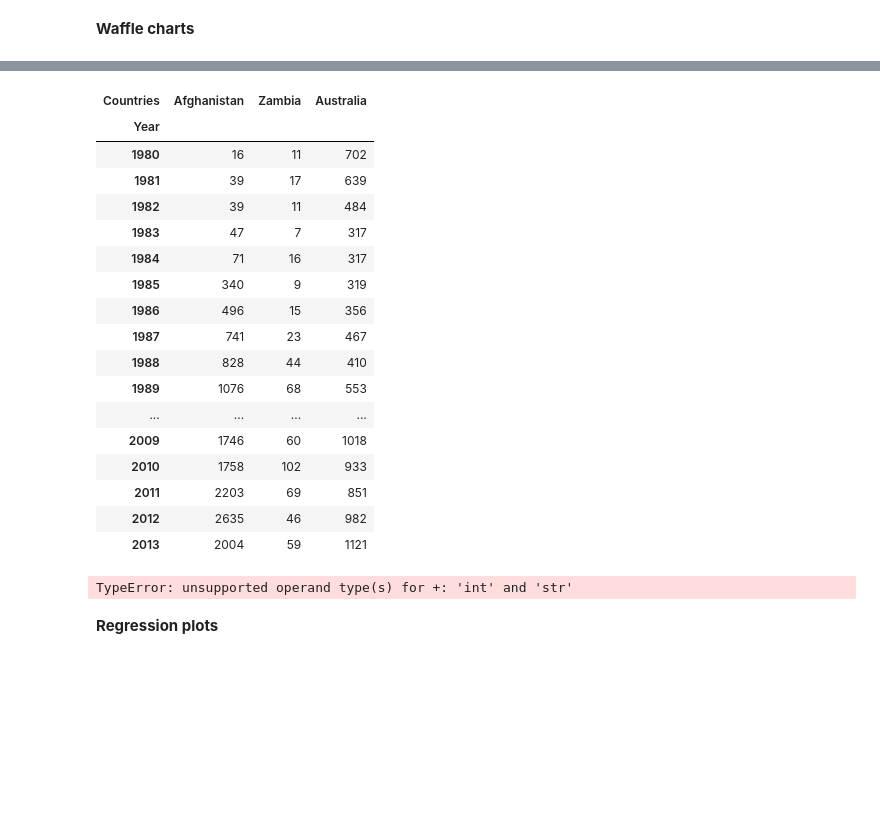
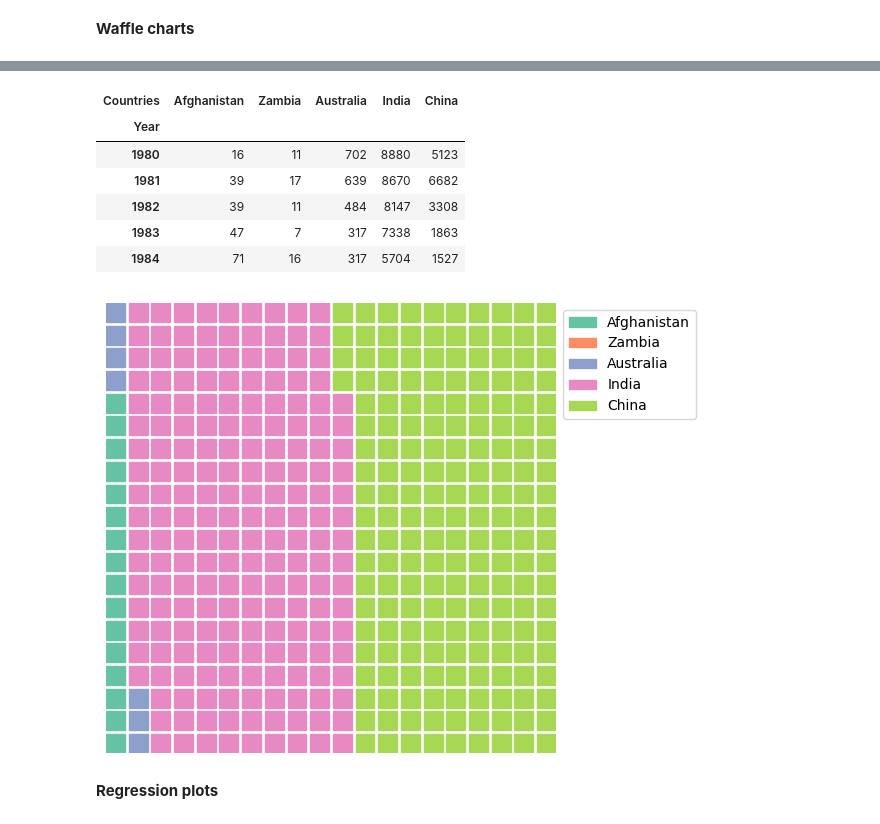
Before and after one commit to Parishri07/Data-Science-and-Machine-Learning, a Jupyter notebook: Matplotlib.ipynb, the cells around one changed output, grey strips where cells are left out. Cells and saved outputs as stored; diff of their text form; code cells hidden in the pictures; blank space fills up the shorter version.

```diff
--- a/Matplotlib.ipynb
+++ b/Matplotlib.ipynb
@@ -307,7 +307,3 @@ Requirement already satisfied: python-dateutil>=2.7 in /usr/local/lib/python3.10
 Requirement already satisfied: six>=1.5 in /usr/local/lib/python3.10/dist-packages (from python-dateutil>=2.7->matplotlib->pywaffle) (1.16.0)
 Installing collected packages: fontawesomefree, pywaffle
 Successfully installed fontawesomefree-6.5.1 pywaffle-1.1.1
-# %%
-years = list(map(int, range(1980, 2014)))
-df_canada = df_canada[years].transpose()
-df_canada.head()
@@ -340,0 +329,4 @@ from pywaffle import Waffle
+# %%
+years = list(map(int, range(1980, 2014)))
+df_waffle = df_canada[years].transpose()
+df_waffle.head()
@@ -341,38 +358,26 @@ from pywaffle import Waffle
 # %%
-data = df_canada[['Afghanistan','Zambia', 'Australia']]
+data = df_waffle[['Afghanistan','Zambia', 'Australia', 'India', 'China']]
+data.head()
+# %% [output]
+| Countries | Afghanistan | Zambia | Australia | India | China |
+| Year |  |  |  |  |  |
+| 1980 | 16 | 11 | 702 | 8880 | 5123 |
+| 1981 | 39 | 17 | 639 | 8670 | 6682 |
+| 1982 | 39 | 11 | 484 | 8147 | 3308 |
+| 1983 | 47 | 7 | 317 | 7338 | 1863 |
+| 1984 | 71 | 16 | 317 | 5704 | 1527 |
-# %%
-df_canada[['Afghanistan','Zambia', 'Australia']]
-# %% [output]
-| Countries | Afghanistan | Zambia | Australia |
-| Year |  |  |  |
-| 1980 | 16 | 11 | 702 |
-| 1981 | 39 | 17 | 639 |
-| 1982 | 39 | 11 | 484 |
-| 1983 | 47 | 7 | 317 |
-| 1984 | 71 | 16 | 317 |
-| 1985 | 340 | 9 | 319 |
-| 1986 | 496 | 15 | 356 |
-| 1987 | 741 | 23 | 467 |
-| 1988 | 828 | 44 | 410 |
-| 1989 | 1076 | 68 | 553 |
-| ... | ... | ... | ... |
-| 2009 | 1746 | 60 | 1018 |
-| 2010 | 1758 | 102 | 933 |
-| 2011 | 2203 | 69 | 851 |
-| 2012 | 2635 | 46 | 982 |
-| 2013 | 2004 | 59 | 1121 |
 # %%
 fig = plt.figure(
     FigureClass=Waffle,
     rows=20,
     columns=20,
-    values=data,
-    legend={'labels':['Afghanistan','Zambia', 'Australia'],
+    values=data.sum(),
+    legend={'labels':['Afghanistan','Zambia', 'Australia', 'India', 'China'],
             'loc': 'upper left', 'bbox_to_anchor': (1,1)})
 
 plt.show()
 # %% [output]
-TypeError: unsupported operand type(s) for +: 'int' and 'str'
+[figure, added]
 # %% [markdown]
 **Regression plots**
 # %%
```
Also changed, not shown: parts of 11 cells of this notebook.
